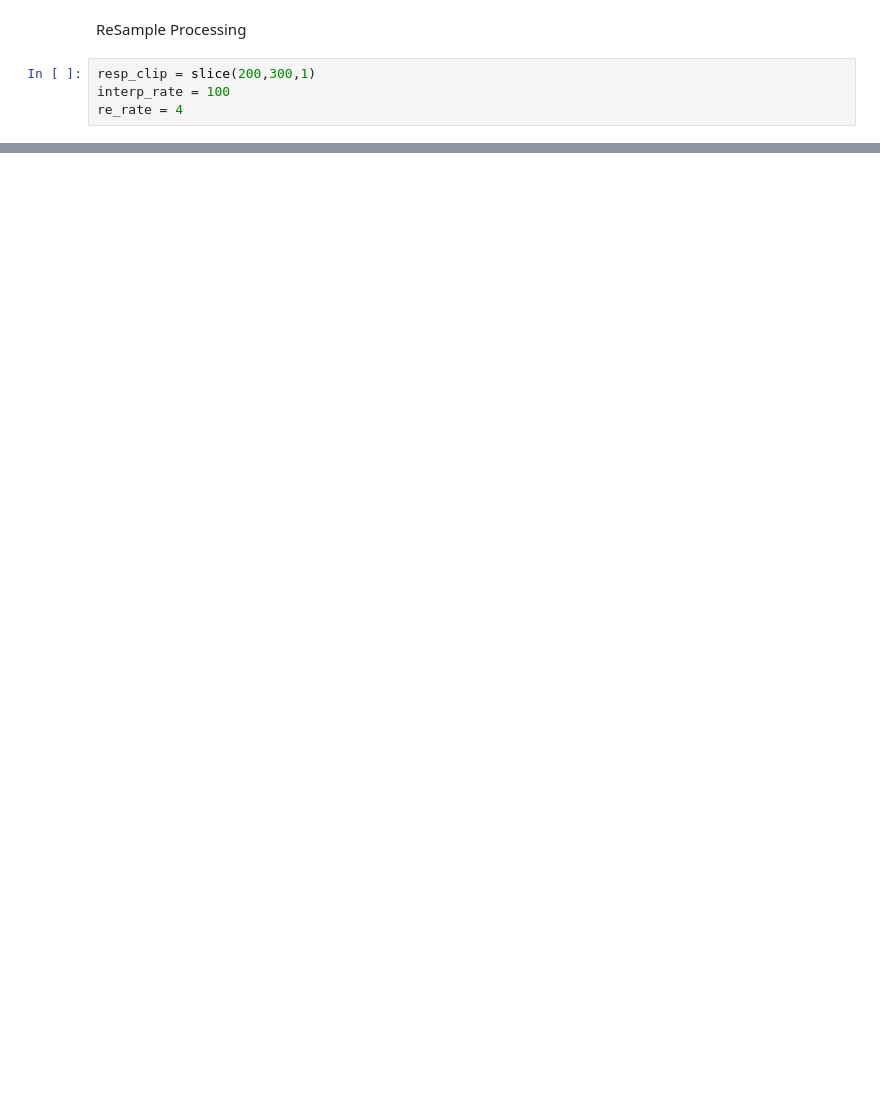
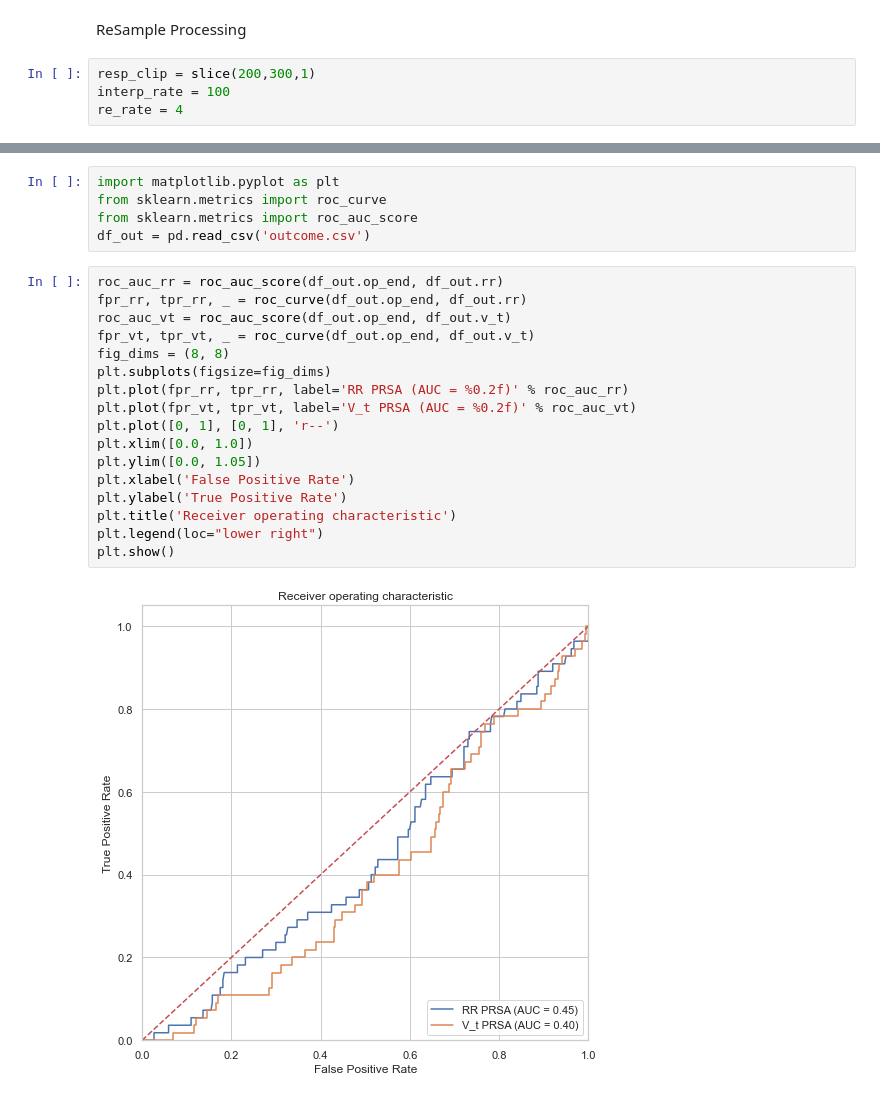
Before and after one commit to HansenBurger/ExtubeWeanPrediction, a Jupyter notebook: prsa.ipynb, the cells around one changed output, grey strips where cells are left out. Drawn from its saved outputs; the diff is of its cells as text; blank space fills up the shorter version.

```diff
--- a/prsa.ipynb
+++ b/prsa.ipynb
@@ -65,0 +119,24 @@ pl_P.lmplot('time', 'value', rs_p.df, 'xxx')
+# %%
+import matplotlib.pyplot as plt
+from sklearn.metrics import roc_curve
+from sklearn.metrics import roc_auc_score
+df_out = pd.read_csv('outcome.csv')
+# %%
+roc_auc_rr = roc_auc_score(df_out.op_end, df_out.rr)
+fpr_rr, tpr_rr, _ = roc_curve(df_out.op_end, df_out.rr)
+roc_auc_vt = roc_auc_score(df_out.op_end, df_out.v_t)
+fpr_vt, tpr_vt, _ = roc_curve(df_out.op_end, df_out.v_t)
+fig_dims = (8, 8)
+plt.subplots(figsize=fig_dims)
+plt.plot(fpr_rr, tpr_rr, label='RR PRSA (AUC = %0.2f)' % roc_auc_rr)
+plt.plot(fpr_vt, tpr_vt, label='V_t PRSA (AUC = %0.2f)' % roc_auc_vt)
+plt.plot([0, 1], [0, 1], 'r--')
+plt.xlim([0.0, 1.0])
+plt.ylim([0.0, 1.05])
+plt.xlabel('False Positive Rate')
+plt.ylabel('True Positive Rate')
+plt.title('Receiver operating characteristic')
+plt.legend(loc="lower right")
+plt.show()
+# %% [output]
+[figure, added]
```
Also changed, not shown: parts of 11 cells of this notebook, 9 other files.
